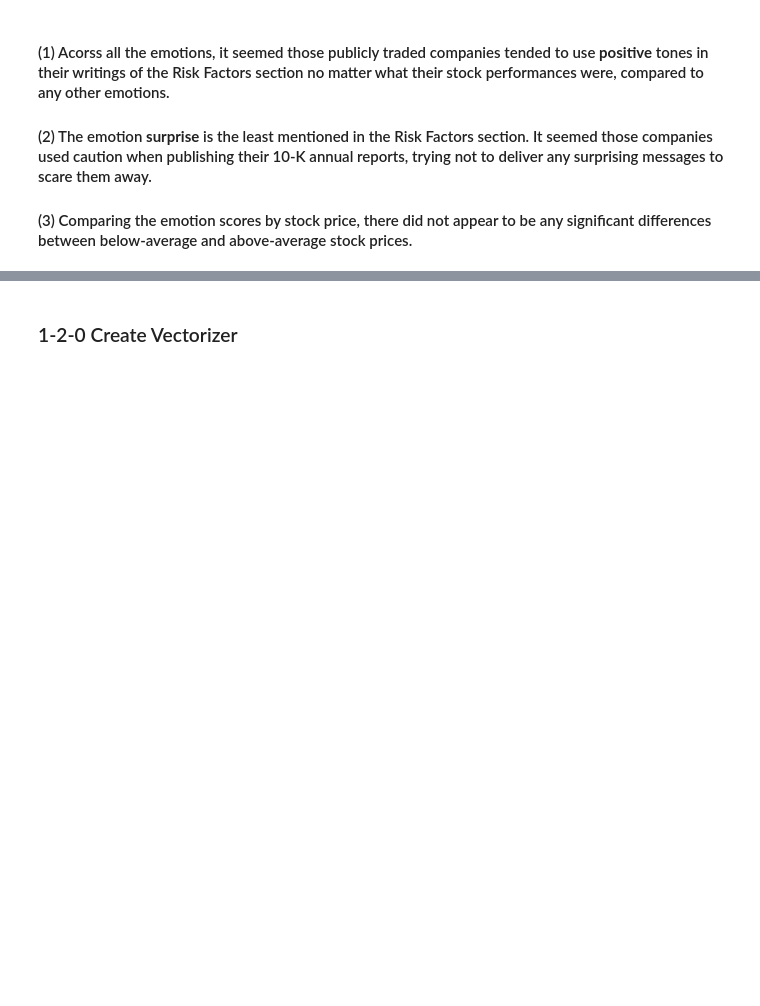
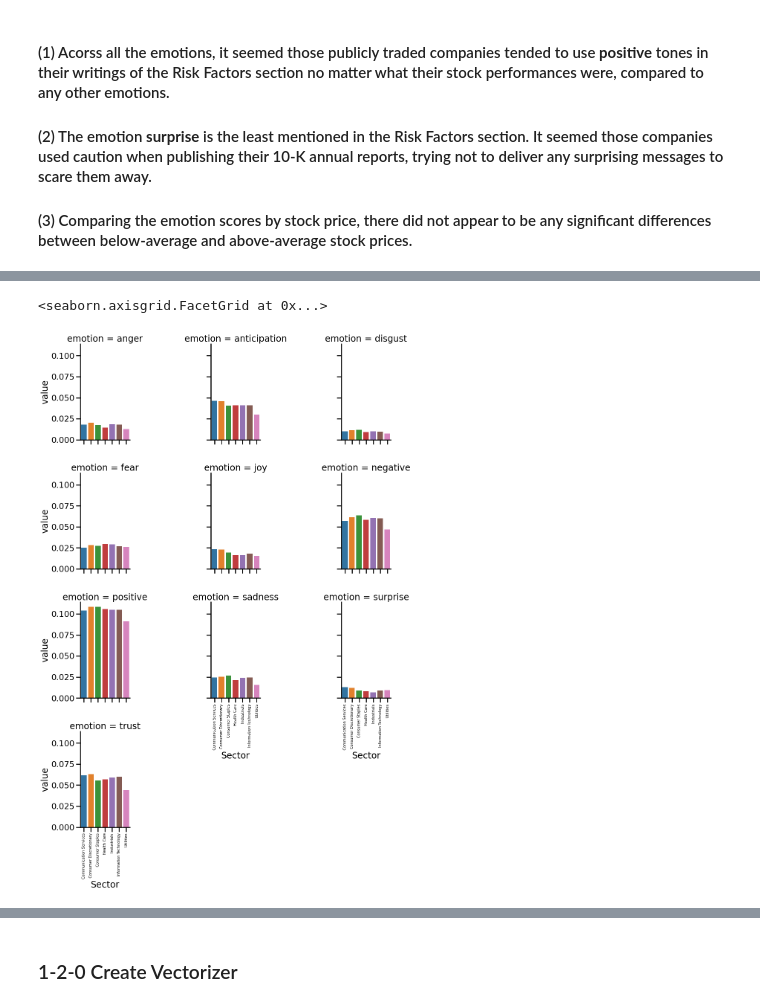
Before and after one commit to annsway/NLP, a Jupyter notebook: Final-Project.ipynb, the cells around one changed output, grey strips where cells are left out. Drawn from its saved outputs; the diff is of its cells as text; code cells hidden in the pictures; blank space fills up the shorter version.

```diff
--- a/Final-Project.ipynb
+++ b/Final-Project.ipynb
@@ -771,0 +797,9 @@ visualize_emotion_scores(sent_dict)
+# %%
+sent_sector = df.groupby(df.sector).mean()\
+[['anger','anticipation','disgust','fear','joy','negative','positive','sadness','surprise', 'trust']]
+
+print("Average detective novel sentiment scores in comparison to average sentiment scores of all other genres in \
+the corpus. \n\
+'True' indicates detective novels.")
+
+sent_sector
@@ -771,0 +818,7 @@ visualize_emotion_scores(sent_dict)
+# %%
+sent_sec_dict = sent_sector.to_dict()
+# %%
+visualize_emotion_scores(sent_sec_dict, 3, 'Sector')
+# %% [output]
+<seaborn.axisgrid.FacetGrid at 0x...>
+[figure, added]
```
Also changed, not shown: parts of 67 cells of this notebook, 5 other files.
